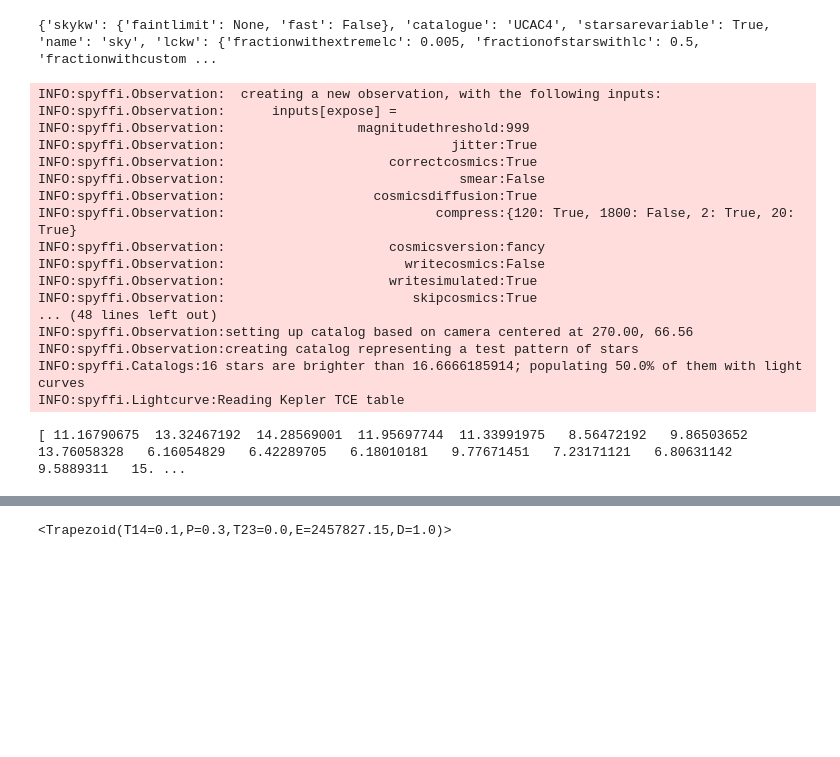
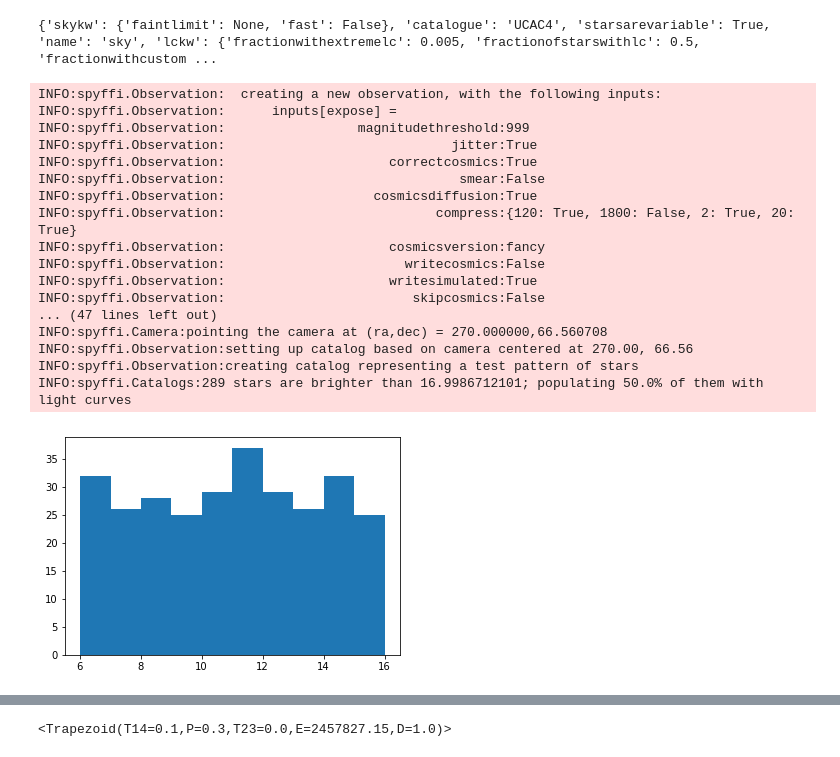
Before and after one commit to ennerchung/spyffi, a Jupyter notebook: notebooks/subarray.ipynb, the cells around one changed output, grey strips where cells are left out. Cells and saved outputs as stored; diff of their text form; code cells hidden in the pictures; blank space fills up the shorter version.

Commit message:
subarray notebook works to create images, with cosmic rays

```diff
--- a/notebooks/subarray.ipynb
+++ b/notebooks/subarray.ipynb
@@ -8,20 +12,23 @@ from spyffi.Observation import Observation, default
 inputs = default
-# %%
-print inputs['catalog']
-# %% [output]
-{'skykw': {'faintlimit': None, 'fast': False}, 'catalogue': 'UCAC4', 'starsarevariable': True, 'name': 'sky', 'lckw': {'fractionwithextremelc': 0.005, 'fractionofstarswithlc': 0.5, 'fractionwithcustom ...
+# %%
+# what kind of catalog does this use?
+print inputs['catalog']
+# %% [output]
+{'skykw': {'faintlimit': None, 'fast': False}, 'catalogue': 'UCAC4', 'starsarevariable': True, 'name': 'sky', 'lckw': {'fractionwithextremelc': 0.005, 'fractionofstarswithlc': 0.5, 'fractionwithcustom ...
 # %%
-
+# set up some transits in a testpattern
 inputs['camera']['label'] = 'transit'
 inputs['catalog']['name'] = 'testpattern'
-inputs['camera']['subarray'] = 50
+inputs['camera']['subarray'] = 200
 inputs['camera']['variablefocus'] = False
 inputs['expose']['jitterscale'] = 1.0
-inputs['expose']['skipcosmics'] = True
+inputs['expose']['skipcosmics'] = False
+inputs['expose']['writecosmics'] = True
+
 inputs['catalog']['testpatternkw']['randomizemagnitudes'] = True
 inputs['catalog']['testpatternkw']['magnitudes'] = [6,16]
 
-
+# how many of each exposure duration should we make?
 inputs['observation']['cadencestodo'] = {120:216}
 o = Observation(inputs)
 # %% [output]
@@ -36,33 +43,38 @@ INFO:spyffi.Observation:                           compress:{120: True, 1800: Fa
 INFO:spyffi.Observation:                     cosmicsversion:fancy
 INFO:spyffi.Observation:                       writecosmics:False
 INFO:spyffi.Observation:                     writesimulated:True
-INFO:spyffi.Observation:                        skipcosmics:True
-... (48 lines left out)
+INFO:spyffi.Observation:                        skipcosmics:False
+... (47 lines left out)
+INFO:spyffi.Camera:pointing the camera at (ra,dec) = 270.000000,66.560708
 INFO:spyffi.Observation:setting up catalog based on camera centered at 270.00, 66.56
 INFO:spyffi.Observation:creating catalog representing a test pattern of stars
-INFO:spyffi.Catalogs:16 stars are brighter than 16.6666185914; populating 50.0% of them with light curves
-INFO:spyffi.Lightcurve:Reading Kepler TCE table
+INFO:spyffi.Catalogs:289 stars are brighter than 16.9986712101; populating 50.0% of them with light curves
 # %%
+# generate some light curves to populate the catalog
 import spyffi.Lightcurve as lc, numpy as np
 for i in range(len(o.camera.catalog.ra)):
     o.camera.catalog.lightcurves[i] = lc.constant()
 
-print o.camera.catalog.tmag
+import matplotlib.pyplot as plt
+%matplotlib inline
+plt.hist(o.camera.catalog.tmag)
+
+
 ra, dec = o.camera.catalog.ra, o.camera.catalog.dec
 coord = o.camera.cartographer.point(ra, dec, 'celestial')
 x, y = coord.ccdxy.tuple
 
 n = o.camera.ccds[0].xsize
 ok = (x > 0)*(x < n)*(y < n)*(y > 0)
 ok *= (o.camera.catalog.tmag < 11.0)
 lucky = np.random.choice(np.nonzero(ok)[0], 1)[0]
 o.camera.catalog.lightcurves[lucky] = lc.Trapezoid(P=0.3,
                                                    E=2457827.0 + 0.15,
                                                    D=1.0,
                                                    T23=0.00,
                                                    T14=0.1)
 # %% [output]
-[ 11.16790675  13.32467192  14.28569001  11.95697744  11.33991975   8.56472192   9.86503652  13.76058328   6.16054829   6.42289705   6.18010181   9.77671451   7.23171121   6.80631142   9.5889311   15. ...
+[figure, added]
 # %%
 print o.camera.catalog.lightcurves
 # %% [output]
```
Also changed, not shown: parts of 7 cells of this notebook, 1 other file.
